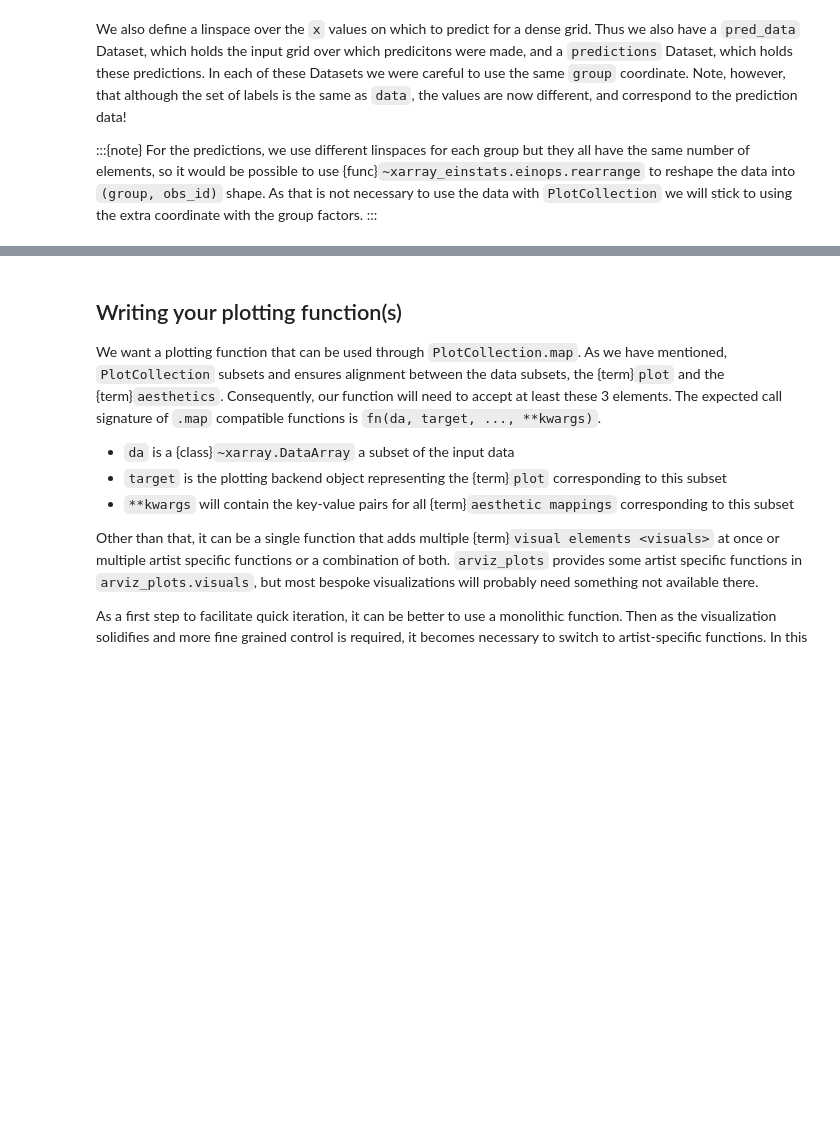
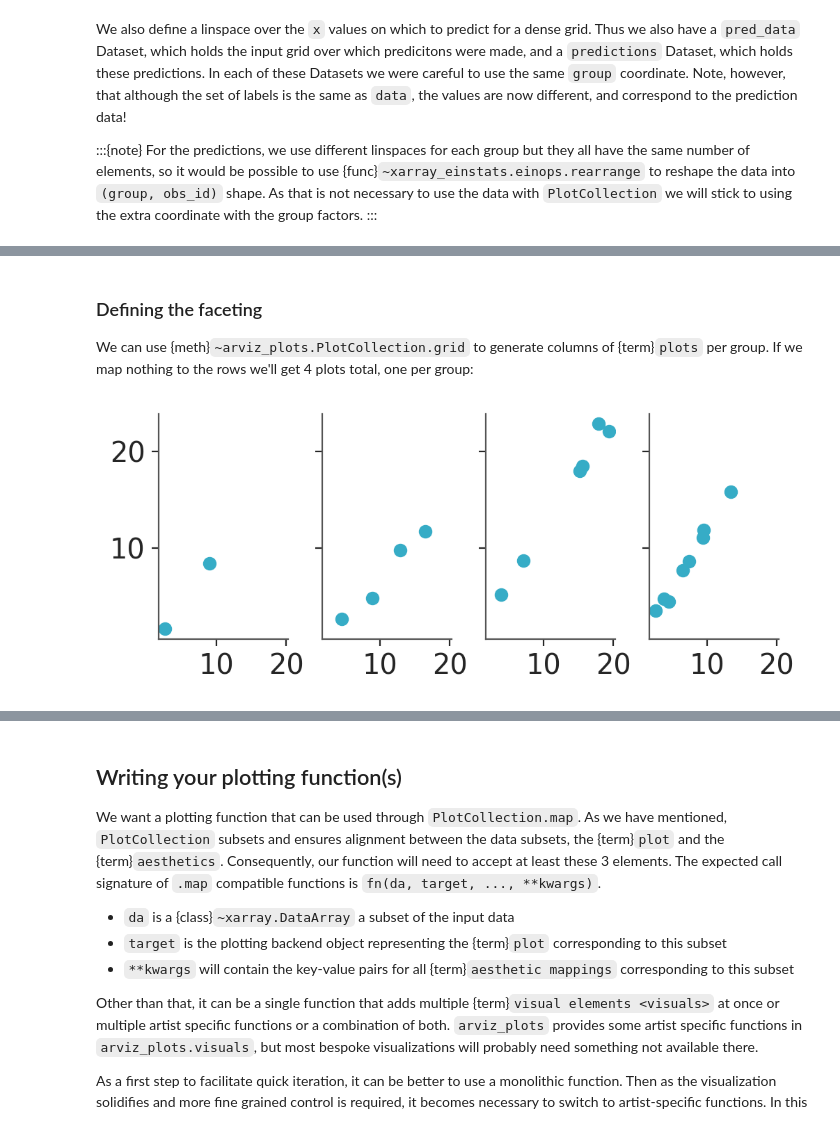
Before and after one commit to arviz-devs/arviz-plots, a Jupyter notebook: docs/source/tutorials/compose_own_plot.ipynb, the cells around one changed output, grey strips where cells are left out. Cells and saved outputs as stored; diff of their text form; code cells hidden in the pictures; blank space fills up the shorter version.

```diff
--- a/docs/source/tutorials/compose_own_plot.ipynb
+++ b/docs/source/tutorials/compose_own_plot.ipynb
@@ -164,0 +171,12 @@ Attributes:
+# %% [markdown]
+### Defining the faceting
+We can use {meth}`~arviz_plots.PlotCollection.grid` to generate columns of {term}`plots` per group. If we map nothing to the rows we'll get 4 plots total, one per group:
+# %%
+pc = azp.PlotCollection.grid(
+    data[["obs"]],
+    cols=["group"],
+    figure_kwargs={"sharex": True, "sharey": True, "figsize": (5, 2)}
+)
+pc.map(azp.visuals.scatter_xy, x=data["x"])
+# %% [output]
+[figure, new version]
```
Also changed, not shown: parts of 44 cells of this notebook.
